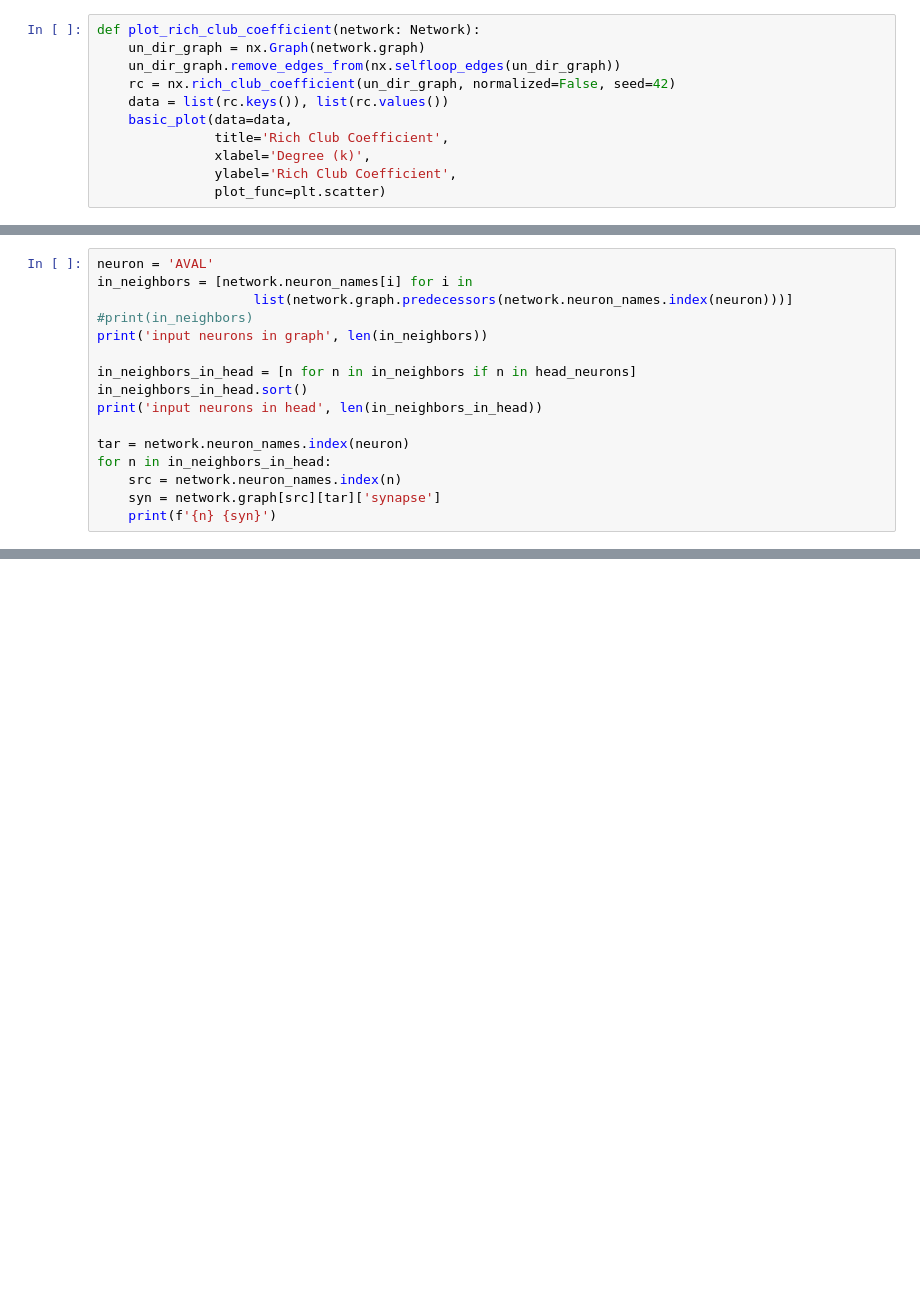
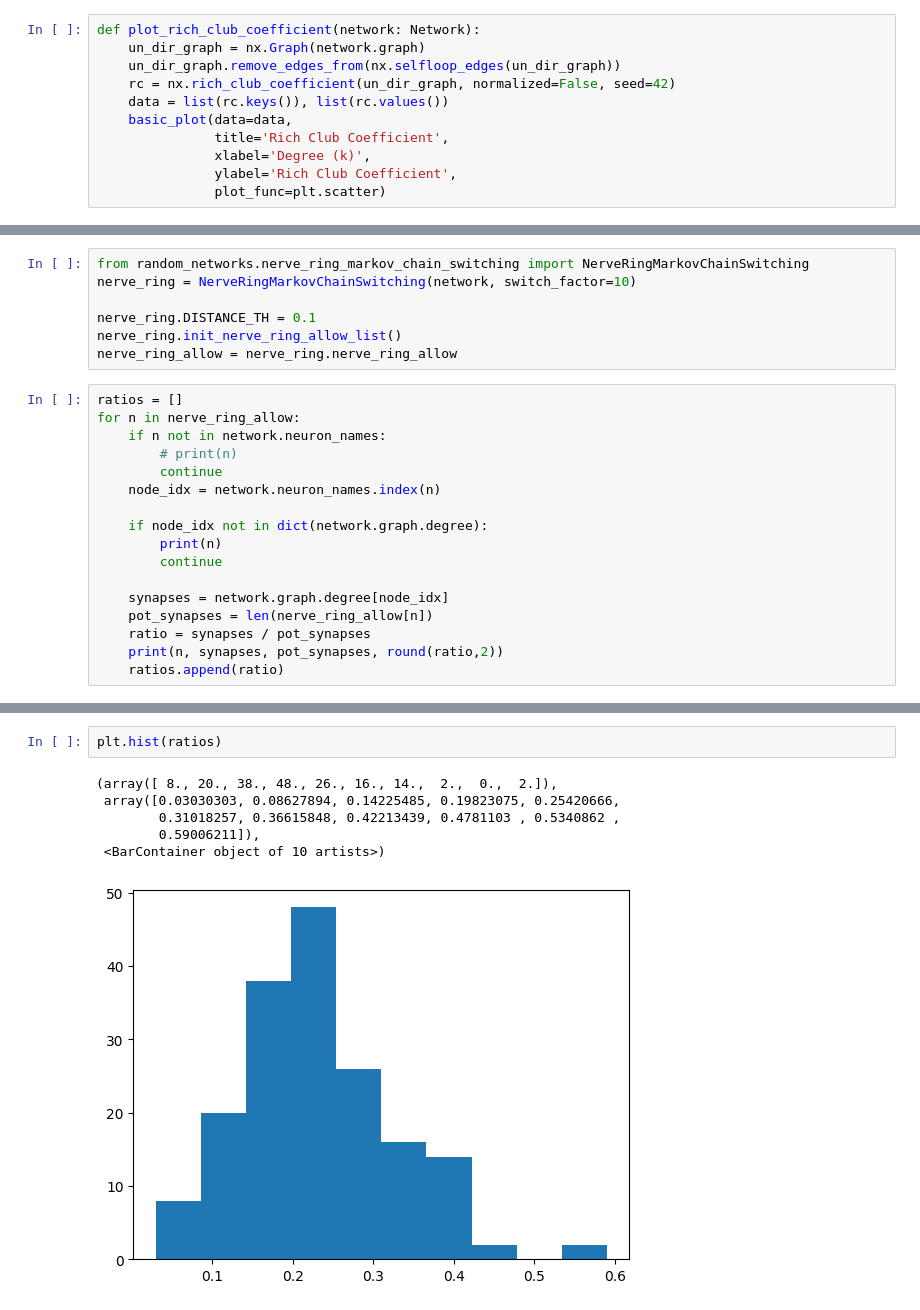
Before and after one commit to deangeckt/network_motifs, a Jupyter notebook: post_motif_analysis/network_properties.ipynb, the cells around one changed output, grey strips where cells are left out. Saved outputs shown, nothing was run; the diff lists cells and outputs as text; blank space fills up the shorter version.

```diff
--- a/post_motif_analysis/network_properties.ipynb
+++ b/post_motif_analysis/network_properties.ipynb
@@ -164,16 +133,0 @@ head_neurons = [
-# %%
-neuron = 'AVAL'
-in_neighbors = [network.neuron_names[i] for i in
-                    list(network.graph.predecessors(network.neuron_names.index(neuron)))]
-#print(in_neighbors)
-print('input neurons in graph', len(in_neighbors))
-
-in_neighbors_in_head = [n for n in in_neighbors if n in head_neurons]
-in_neighbors_in_head.sort()
-print('input neurons in head', len(in_neighbors_in_head))
-
-tar = network.neuron_names.index(neuron)
-for n in in_neighbors_in_head:
-    src = network.neuron_names.index(n)
-    syn = network.graph[src][tar]['synapse']
-    print(f'{n} {syn}')
@@ -187,0 +134,24 @@ PVCR 0
+# %%
+from random_networks.nerve_ring_markov_chain_switching import NerveRingMarkovChainSwitching
+nerve_ring = NerveRingMarkovChainSwitching(network, switch_factor=10)
+
+nerve_ring.DISTANCE_TH = 0.1
+nerve_ring.init_nerve_ring_allow_list()
+nerve_ring_allow = nerve_ring.nerve_ring_allow
+# %%
+ratios = []
+for n in nerve_ring_allow:
+    if n not in network.neuron_names:
+        # print(n)
+        continue
+    node_idx = network.neuron_names.index(n)
+
+    if node_idx not in dict(network.graph.degree):
+        print(n)
+        continue
+
+    synapses = network.graph.degree[node_idx]
+    pot_synapses = len(nerve_ring_allow[n])
+    ratio = synapses / pot_synapses
+    print(n, synapses, pot_synapses, round(ratio,2))
+    ratios.append(ratio)
@@ -187,0 +176,9 @@ PVCR 0
+# %%
+plt.hist(ratios)
+# %% [output]
+(array([ 8., 20., 38., 48., 26., 16., 14.,  2.,  0.,  2.]),
+ array([0.03030303, 0.08627894, 0.14225485, 0.19823075, 0.25420666,
+        0.31018257, 0.36615848, 0.42213439, 0.4781103 , 0.5340862 ,
+        0.59006211]),
+ <BarContainer object of 10 artists>)
+[figure, added]
```
Also changed, not shown: parts of 12 cells of this notebook, 7 other files.
